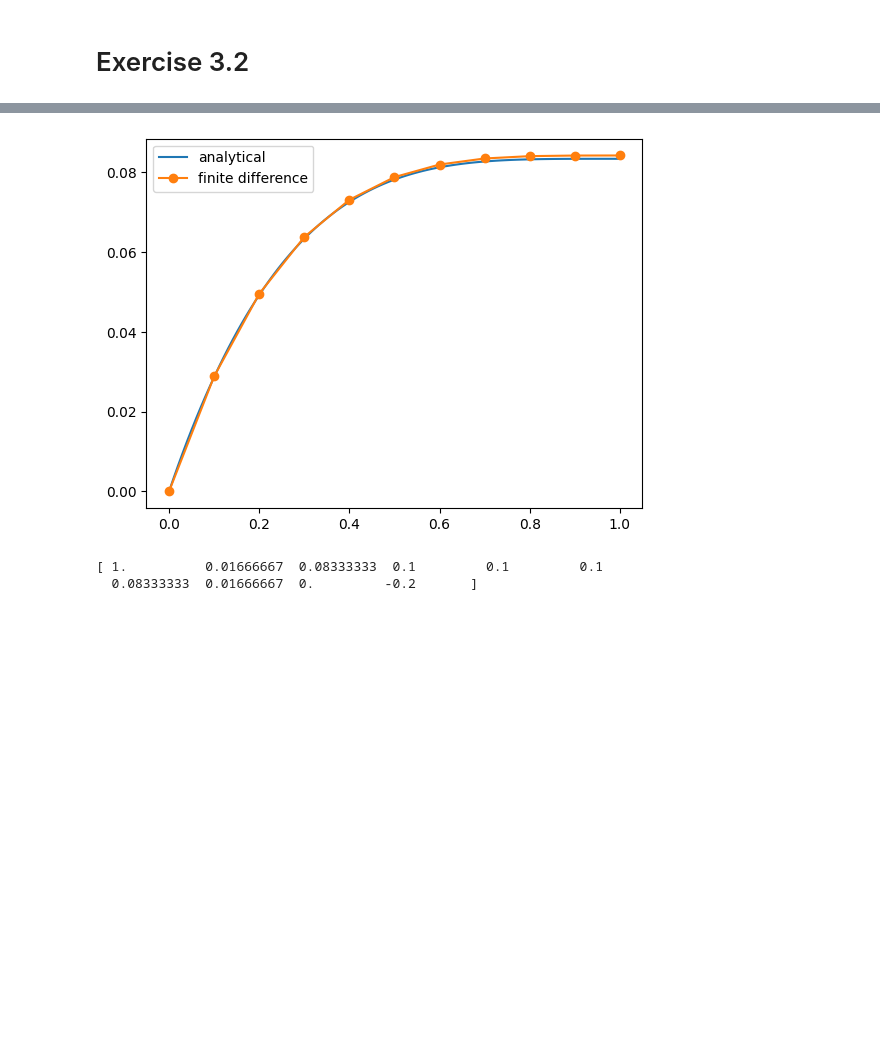
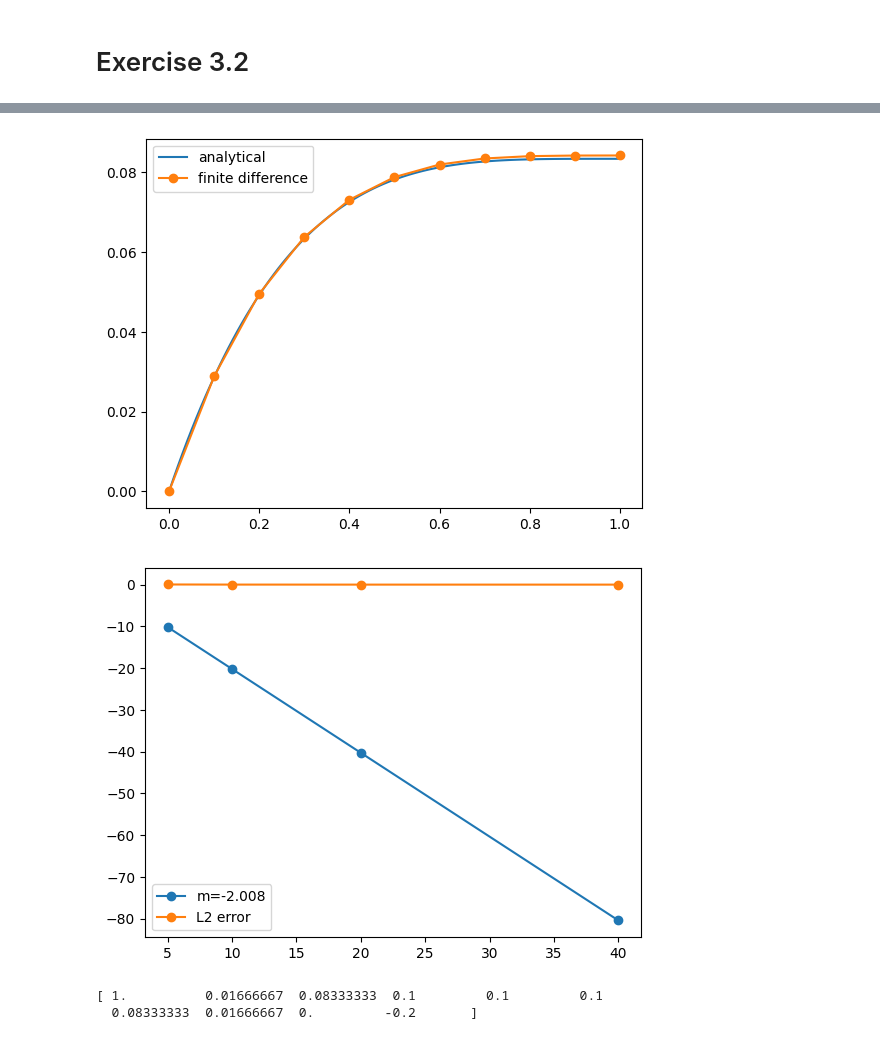
Before and after one commit to 000rla/Numerics_assignment_2, a Jupyter notebook: exercises.ipynb, the cells around one changed output, grey strips where cells are left out. Cells and saved outputs as stored; diff of their text form; code cells hidden in the pictures; blank space fills up the shorter version.

```diff
--- a/exercises.ipynb
+++ b/exercises.ipynb
@@ -127,21 +126,27 @@ order_of_convergence(ana,S,alpha,beta)
 # %%
+def ana1(x):
+    return x*(4-6*x+4*x**2-x**3)/12
+
 x_ana=np.linspace(0,1,100)
 y_ana=x_ana*(4-6*x_ana+4*x_ana**2-x_ana**3)/12
 
 def S1(x):
     return (1-x)**2
 
 alpha=0
 beta=0
 Ne = 10
 x,y=solver(S1,Ne,alpha,beta)
 
 plt.plot(x_ana,y_ana,label='analytical')
 plt.plot(x,y,'o-',label='finite difference')
 plt.legend()
 plt.show()
+
+order_of_convergence(ana1,S1,alpha,beta)
 # %% [output]
 [figure]
+[figure, added]
 # %%
 x_ana=np.linspace(0,1,100)
 y_ana=np.zeros(len(x_ana))
```
Also changed, not shown: parts of 3 cells of this notebook.
